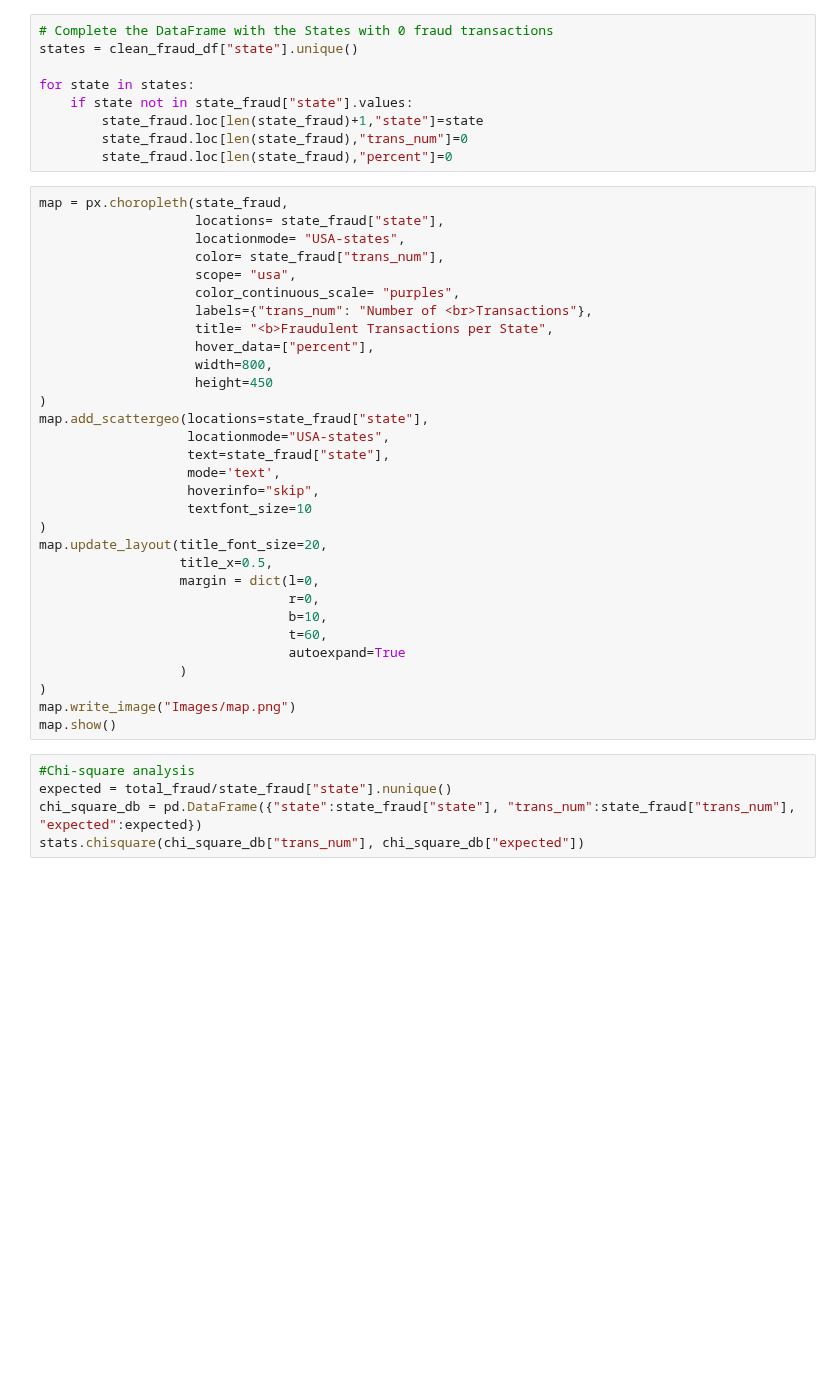
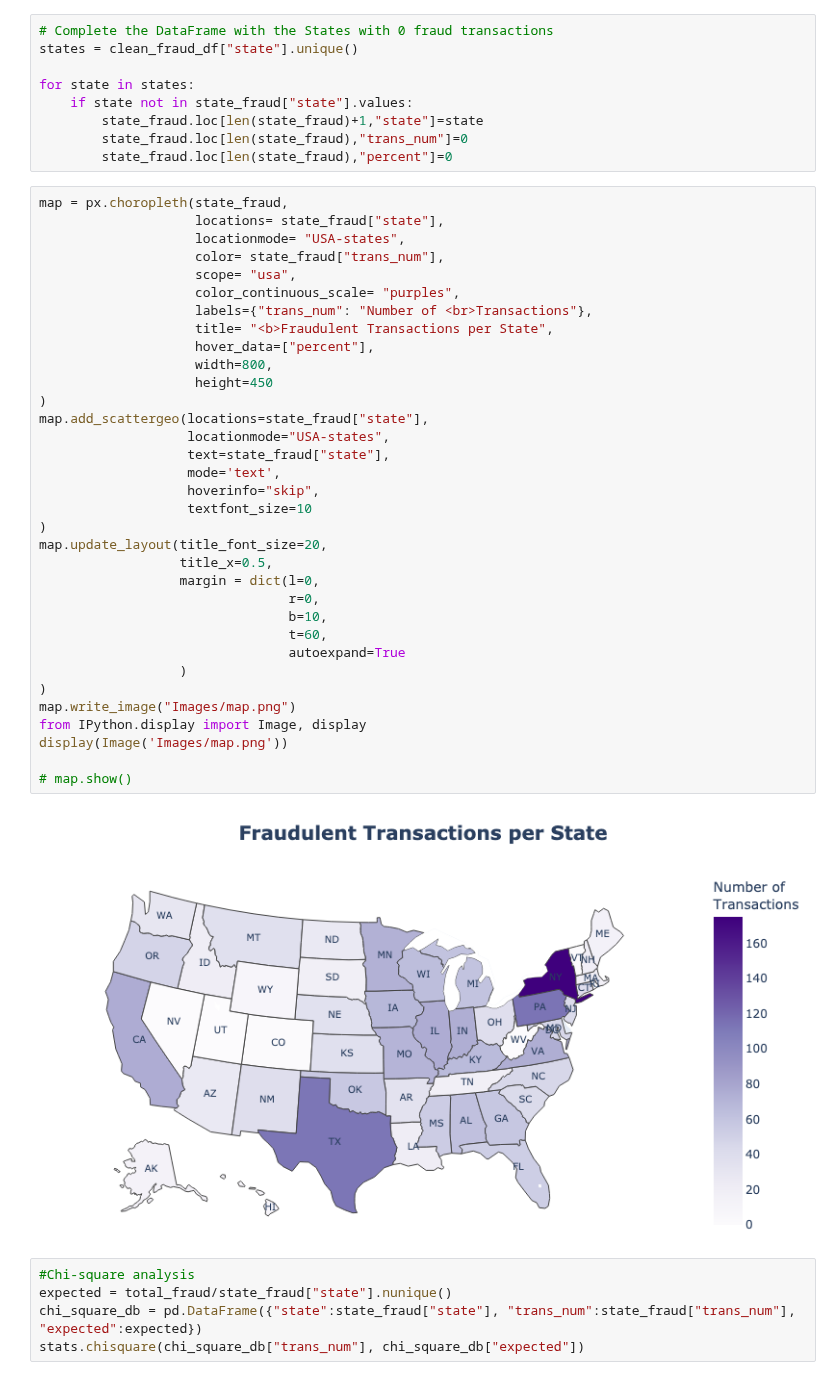
Before and after one commit to Mohammed-a-ali01/Project-1, a Jupyter notebook: locanalysis.ipynb, the cells around one changed output. Saved outputs shown, nothing was run; the diff lists cells and outputs as text; blank space fills up the shorter version.

Commit message:
display chart

```diff
--- a/locanalysis.ipynb
+++ b/locanalysis.ipynb
@@ -33,34 +33,39 @@ for state in states:
 # %%
 map = px.choropleth(state_fraud,
                     locations= state_fraud["state"],
                     locationmode= "USA-states",
                     color= state_fraud["trans_num"],
                     scope= "usa",
                     color_continuous_scale= "purples",
                     labels={"trans_num": "Number of <br>Transactions"},
                     title= "<b>Fraudulent Transactions per State",
                     hover_data=["percent"],
                     width=800,
                     height=450
 )
 map.add_scattergeo(locations=state_fraud["state"],
                    locationmode="USA-states",
                    text=state_fraud["state"],
                    mode='text',
                    hoverinfo="skip",
                    textfont_size=10
 )
 map.update_layout(title_font_size=20,
                   title_x=0.5,
                   margin = dict(l=0,
                                 r=0,
                                 b=10,
                                 t=60,
                                 autoexpand=True
                   )
 )
 map.write_image("Images/map.png")
-map.show()
+from IPython.display import Image, display
+display(Image('Images/map.png'))
+
+# map.show()
+# %% [output]
+[figure, added]
 # %%
 #Chi-square analysis
 expected = total_fraud/state_fraud["state"].nunique()
```
